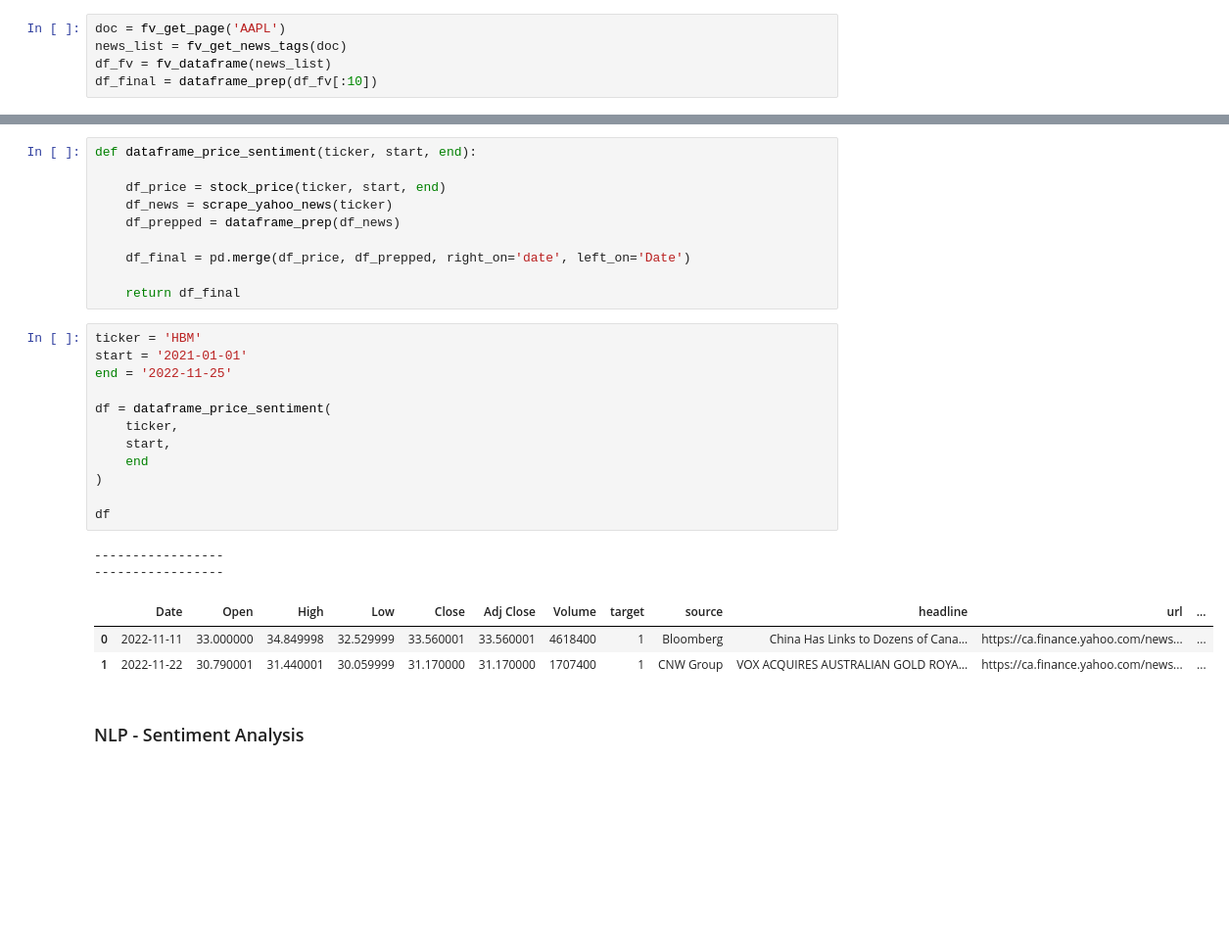
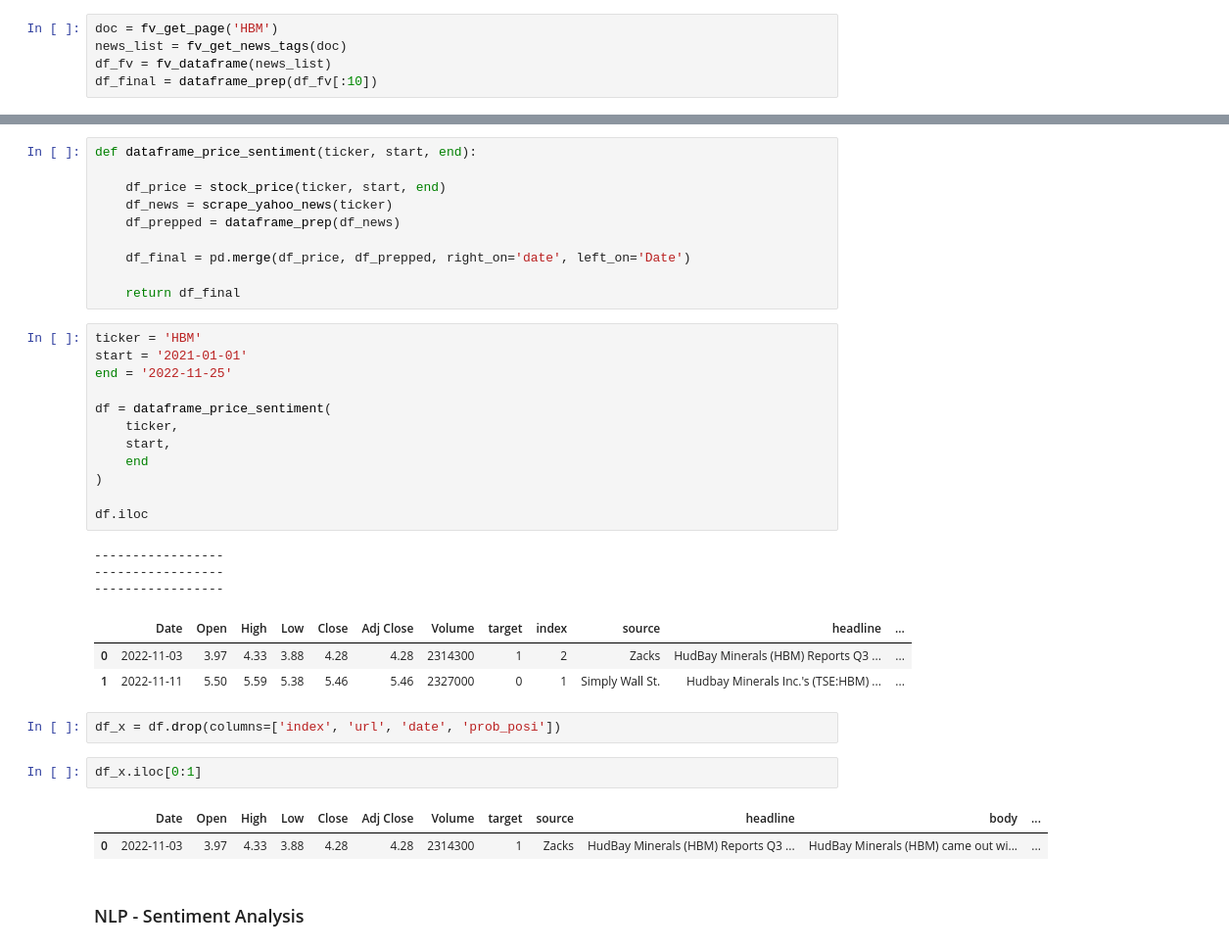
Before and after one commit to jrilkoff/finalProject, a Jupyter notebook: src/bs.ipynb, the cells around one changed output, grey strips where cells are left out. Shown at 98% size. Drawn from its saved outputs; the diff is of its cells as text; blank space fills up the shorter version.

```diff
--- a/src/bs.ipynb
+++ b/src/bs.ipynb
@@ -271,7 +271,7 @@ def fv_dataframe(news_list):
 # %% [markdown]
 ## Testing - Pre Stock Price Merger
 # %%
-doc = fv_get_page('AAPL')
+doc = fv_get_page('HBM')
 news_list = fv_get_news_tags(doc)
 df_fv = fv_dataframe(news_list)
 df_final = dataframe_prep(df_fv[:10])
@@ -343,21 +343,29 @@ def dataframe_price_sentiment(ticker, start, end):
 # %%
 ticker = 'HBM'
 start = '2021-01-01'
 end = '2022-11-25'
 
 df = dataframe_price_sentiment(
     ticker,
     start,
     end
 )
 
-df
+df.iloc
 # %% [output]
 -----------------
 -----------------
+-----------------
-|  | Date | Open | High | Low | Close | Adj Close | Volume | target | source | headline | url | ... |
-| 0 | 2022-11-11 | 33.000000 | 34.849998 | 32.529999 | 33.560001 | 33.560001 | 4618400 | 1 | Bloomberg | China Has Links to Dozens of Cana... | https://ca.finance.yahoo.com/news... | ... |
-| 1 | 2022-11-22 | 30.790001 | 31.440001 | 30.059999 | 31.170000 | 31.170000 | 1707400 | 1 | CNW Group | VOX ACQUIRES AUSTRALIAN GOLD ROYA... | https://ca.finance.yahoo.com/news... | ... |
+|  | Date | Open | High | Low | Close | Adj Close | Volume | target | index | source | headline | ... |
+| 0 | 2022-11-03 | 3.97 | 4.33 | 3.88 | 4.28 | 4.28 | 2314300 | 1 | 2 | Zacks | HudBay Minerals (HBM) Reports Q3 ... | ... |
+| 1 | 2022-11-11 | 5.50 | 5.59 | 5.38 | 5.46 | 5.46 | 2327000 | 0 | 1 | Simply Wall St. | Hudbay Minerals Inc.'s (TSE:HBM) ... | ... |
+# %%
+df_x = df.drop(columns=['index', 'url', 'date', 'prob_posi'])
+# %%
+df_x.iloc[0:1]
+# %% [output]
+|  | Date | Open | High | Low | Close | Adj Close | Volume | target | source | headline | body | ... |
+| 0 | 2022-11-03 | 3.97 | 4.33 | 3.88 | 4.28 | 4.28 | 2314300 | 1 | Zacks | HudBay Minerals (HBM) Reports Q3 ... | HudBay Minerals (HBM) came out wi... | ... |
 # %% [markdown]
 ### NLP - Sentiment Analysis
 # %%
```
Also changed, not shown: parts of 29 cells of this notebook, 8 other files.
